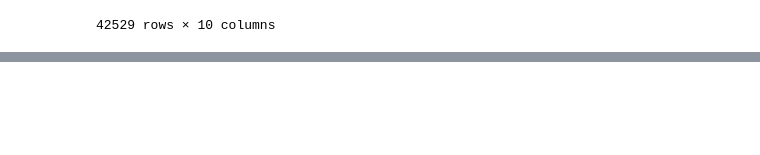
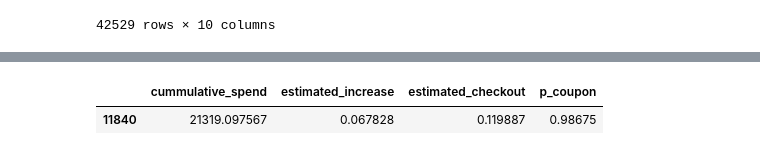
Before and after one commit to ksydata/HanaDTUniv_ToyObject, a Jupyter notebook: HanaDT_ML_shippingFeeCouponEffect.ipynb, the cells around one changed output, grey strips where cells are left out. Cells and saved outputs as stored; diff of their text form; code cells hidden in the pictures; blank space fills up the shorter version.

```diff
--- a/HanaDT_ML_shippingFeeCouponEffect.ipynb
+++ b/HanaDT_ML_shippingFeeCouponEffect.ipynb
@@ -350,0 +378,12 @@ data_result = (
+# %%
+(
+    data_result[
+        (data_result.cummulative_spend <= 50000) & (data_result.sort_by == "effect_per_spend") ]
+          # 예산 5,000만 원 이하이면서 영업비용 대비 영업수익 증가율 추정치를 기준으로 배송비 쿠폰 지급하는
+          # 조건으로 데이터 필터링
+    .nlargest(1, "cummulative_spend")
+    .loc[:, ["cummulative_spend", "estimated_increase", "estimated_checkout", "p_coupon"]]
+)
+# %% [output]
+|  | cummulative_spend | estimated_increase | estimated_checkout | p_coupon |
+| 11840 | 21319.097567 | 0.067828 | 0.119887 | 0.98675 |
```
Also changed, not shown: parts of 10 cells of this notebook.
